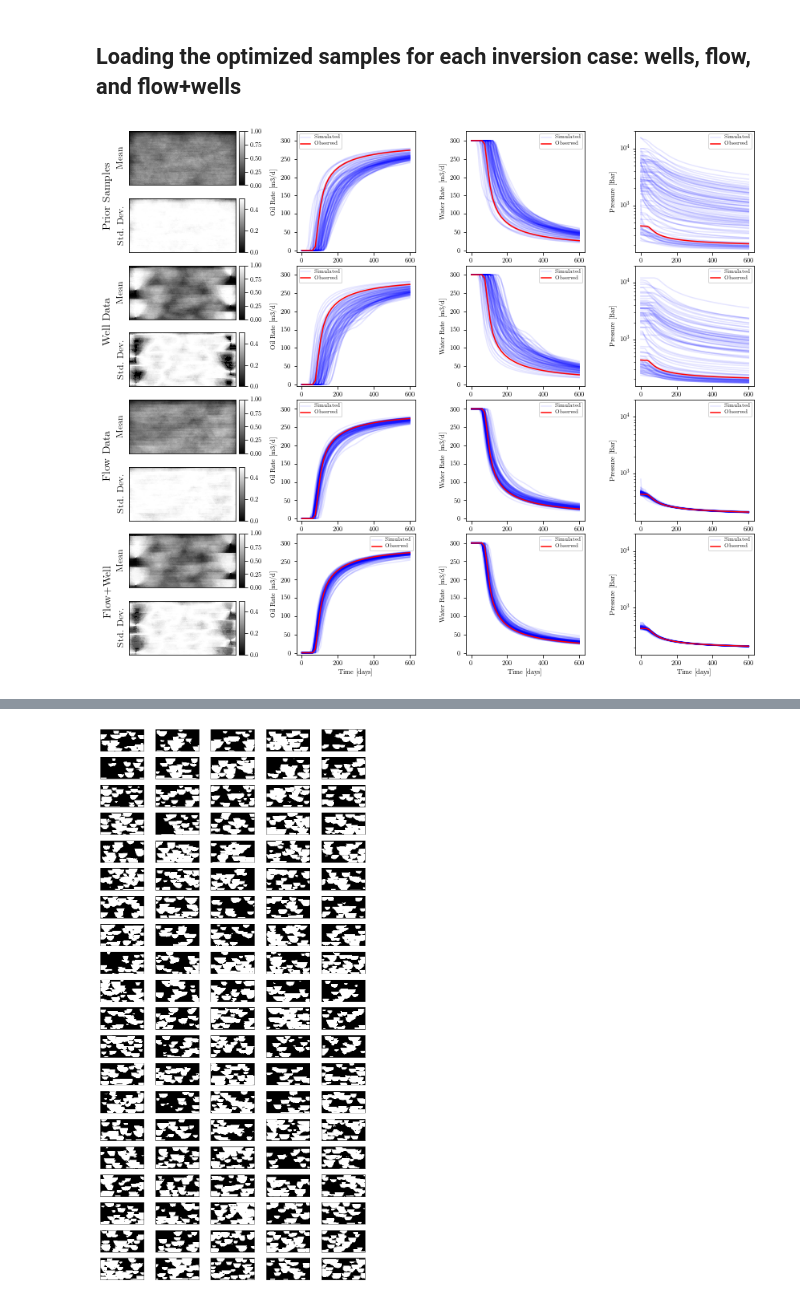
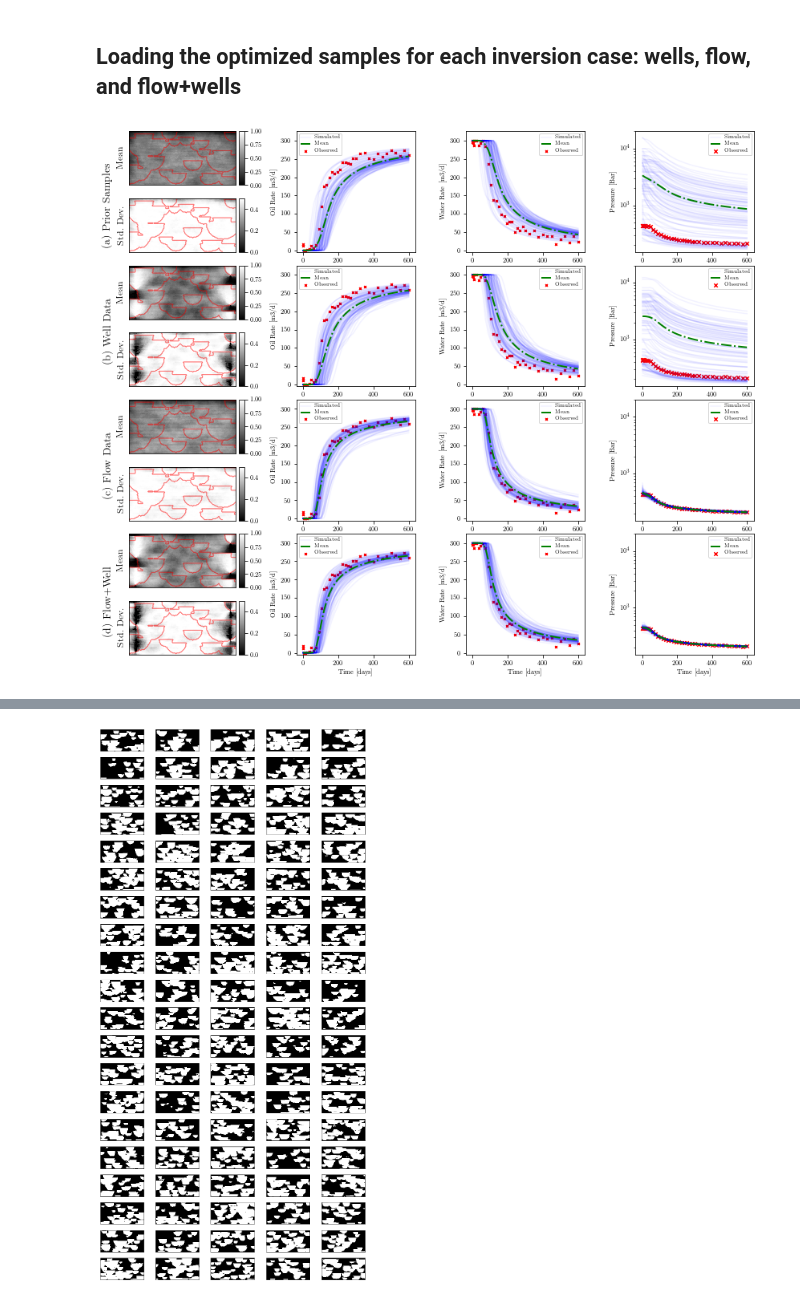
Before and after one commit to LukasMosser/DeepFlow, a Jupyter notebook: results/Plot Results-Paper.ipynb, the cells around one changed output, grey strips where cells are left out. Cells and saved outputs as stored; diff of their text form; code cells hidden in the pictures.

```diff
--- a/results/Plot Results-Paper.ipynb
+++ b/results/Plot Results-Paper.ipynb
@@ -32,10 +30,10 @@ perm = "low_perm"
 dts = create_simulation_time_axis()
 
 #Load the ground truth case from the test set, corresponds to test set model 67
-gt = np.load("./results/model_67_x.npy")
+gt = np.load("./reference/model_67_x.npy")
 envelope = gt[0, :, ::-1].T
 # %%
-ds_ref = xr.open_dataset(working_dir+perm+'/reference/reference.nc')
+ds_ref = xr.open_dataset(working_dir+perm+'/reference/reference_noise.nc')
 qor_ref = ds_ref['state_variables'][dict(state_variable=2, well=1)]*(-60*60*24)
 qwr_ref = ds_ref['state_variables'][dict(state_variable=1, well=1)]*(-60*60*24)
 p_ref = ds_ref['state_variables'][dict(state_variable=0, well=0)]/1e5
@@ -61,8 +59,8 @@ unc_props = np.concatenate([unc_poros.reshape(1000, 1, 64, 128), unc_perms.resha
 # %% [markdown]
 ## Loading the optimized samples for each inversion case: wells, flow, and flow+wells
 # %%
-folders = [perm+a for a in ["/wells_adam_gauss", "/flow_adam_gauss", "/flowwells_adam_gauss"]]
-all_curves, all_poroperms, all_zs = load_folders("./results/runs/", folders)
+folders = [perm+a for a in ["/wells_adam_bce", "/flow_adam_bce", "/flowwells_adam_bce"]]
+all_curves, all_poroperms, all_zs = load_folders("./results/runs/", folders, functionals=["min_map", "min_map", "min_map"])
 # %%
 # inspired by http://nipunbatra.github.io/2014/08/latexify/
 params = {
@@ -85,11 +83,11 @@ params = {
 matplotlib.rcParams.update(params)
 # %%
 plt.subplots_adjust(left=None, bottom=None, right=None, top=None, wspace=1.5, hspace=0.25)
-plot_row_curves(0, unc_props[0:100], unc_curves[0:100], ref_curves, dts, desc="Prior Samples")
-plot_row_curves(2, all_poroperms[0][0], all_curves[0][0], ref_curves, dts, desc="Well Data")
-plot_row_curves(4, all_poroperms[1][0], all_curves[1][0], ref_curves, dts, desc="Flow Data")
-plot_row_curves(6, all_poroperms[2][0], all_curves[2][0], ref_curves, dts, desc="Flow+Well")
+plot_row_curves(0, unc_props[0:100], unc_curves[0:100], ref_curves, dts, envelope,  desc="(a) Prior Samples")
+plot_row_curves(2, all_poroperms[0][0], all_curves[0][0], ref_curves, dts, envelope, desc="(b) Well Data")
+plot_row_curves(4, all_poroperms[1][0], all_curves[1][0], ref_curves, dts, envelope, desc="(c) Flow Data")
+plot_row_curves(6, all_poroperms[2][0], all_curves[2][0], ref_curves, dts, envelope, desc="(d) Flow+Well")
 if plot:
-    plt.savefig("./results/figures/all_runs.png", dpi=300, bbox_inches="tight")
+    plt.savefig("./results/figures/all_runs_gt.png", dpi=300, bbox_inches="tight")
 # %% [output]
-[figure, old version]
+[figure, new version]
```
Also changed, not shown: parts of 32 cells of this notebook, 17 other files.
